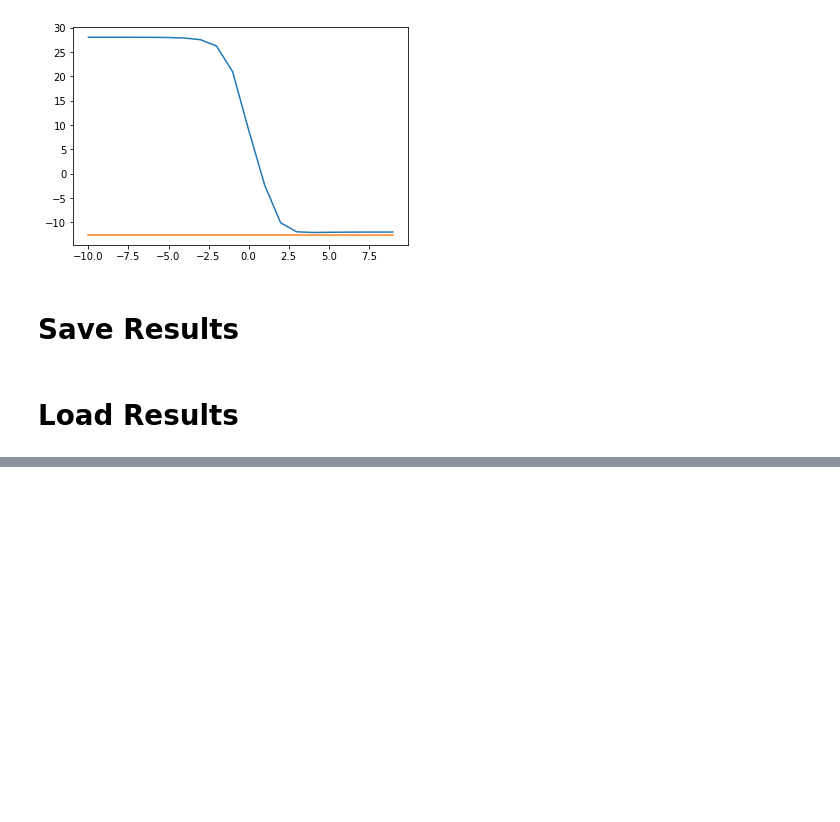
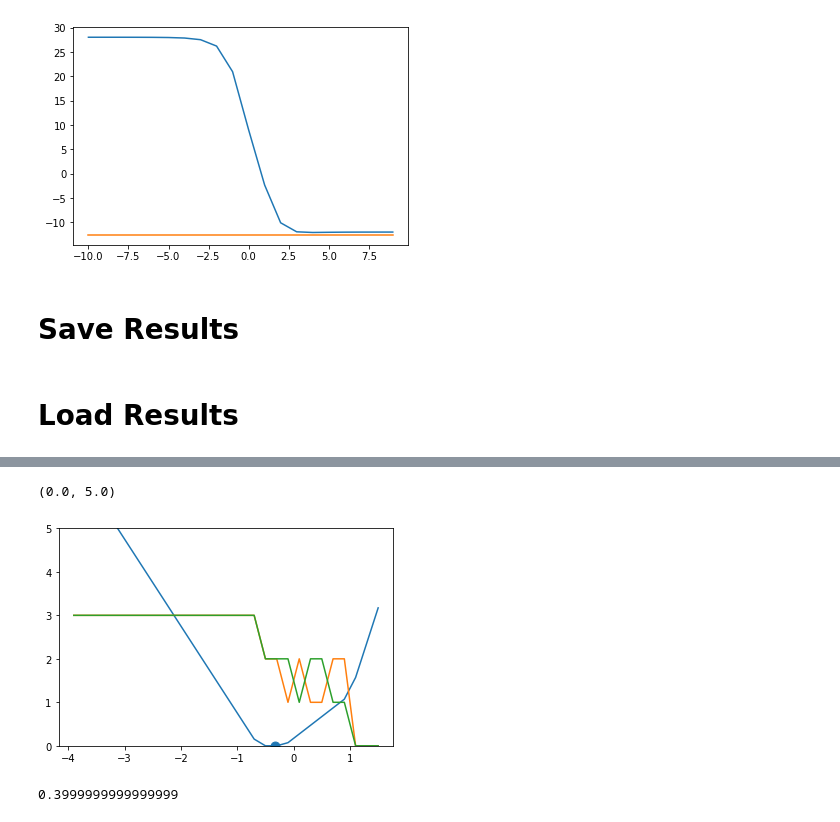
Before and after one commit to immoth/Hubbard_summetries, a Jupyter notebook: Gutzwiller/Gutzwiller_for_Triangular_Lattice_Chemical_Potential.ipynb, the cells around one changed output, grey strips where cells are left out. Saved outputs shown, nothing was run; the diff lists cells and outputs as text; code cells hidden in the pictures; blank space fills up the shorter version.

```diff
--- a/Gutzwiller/Gutzwiller_for_Triangular_Lattice_Chemical_Potential.ipynb
+++ b/Gutzwiller/Gutzwiller_for_Triangular_Lattice_Chemical_Potential.ipynb
@@ -724,0 +727,13 @@ plt.plot(gl,eT)
+# %%
+def psi_d(w,u,k,d,N):
+    H = M(u) + K(k) + D(d)
+    norm = np.sqrt( Mdot([np.conjugate(psi_spin),ln.expm(-H*w),ln.expm(-H*w),psi_spin]) )
+    return Mdot([ln.expm(-H*w),psi_spin])/norm
+
+u = -2
+k = 1
+d = 5
+w=10
+N=4
+H = M(u) + K(k) + D(d)
+np.amax(np.abs( Mdot([H,psi_d(w,u,k,d,N)]) - bkt( psi_d(w,u,k,d,N), H, psi_d(w,u,k,d,N) )*psi_d(w,u,k,d,N) ))
@@ -724,0 +785,46 @@ plt.plot(gl,eT)
+# %%
+def dE(u,k,d,N):
+    w=5
+    H = M(u) + K(k) + D(d)
+    e,y = np.linalg.eig(H)
+    y = np.transpose(y)
+    arg = np.argsort(e)
+    e4 = bkt( psi_d(w,u,k,d,N), H, psi_d(w,u,k,d,N) )
+    return e4-e[arg[0]]
+
+k=1
+d=2
+N=4
+ul = [-ui*0.2 + 1.5 for ui in range(28)]
+dEl = [dE(u,k,d,N) for u in ul]
+nul = [num(u,k,d,N)[0] for u in ul]
+ndl = [num(u,k,d,N)[1] for u in ul]
+# %%
+plt.plot(ul,dEl)
+plt.plot(ul,nul)
+plt.plot(ul,ndl)
+plt.scatter([1-2*d/3],[0],s=80)
+plt.ylim(0,5)
+# %% [output]
+(0.0, 5.0)
+[figure, added]
+# %%
+def find_u(k,d,N):
+    ul = [-ui*0.2 + 1.5 for ui in range(28)]
+    dEl = [dE(u,k,d,N) for u in ul]
+    c1 = 0
+    c2 = 0
+    for i in range(len(dEl)-1):
+        if c1 == 0:
+            if dEl[i+1]-dEl[i] > - 0.01:
+                uR = ul[i-1]
+                c1 = 1
+        if c2 == 0:
+            if dEl[i+1]-dEl[i] > 0.01:
+                uL = ul[i]
+                c2 = 1
+    return (uL+uR)/2
+
+find_u(1,1,4)
+# %% [output]
+0.3999999999999999
```
Also changed, not shown: parts of 14 cells of this notebook, 3 other files.
